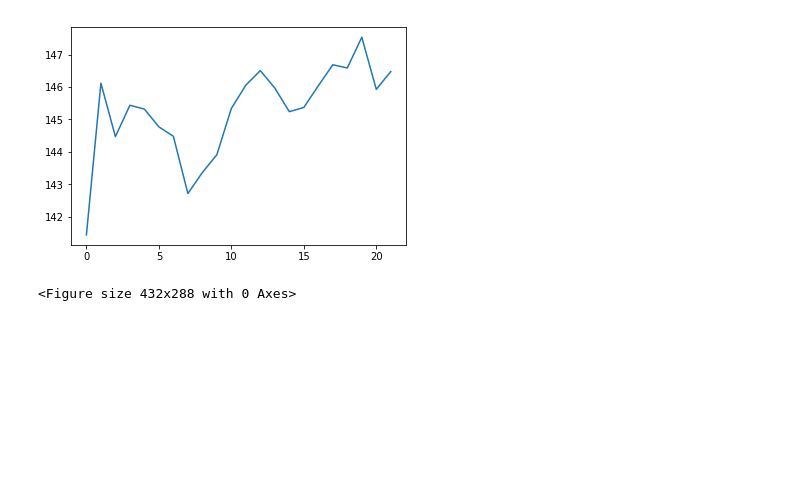
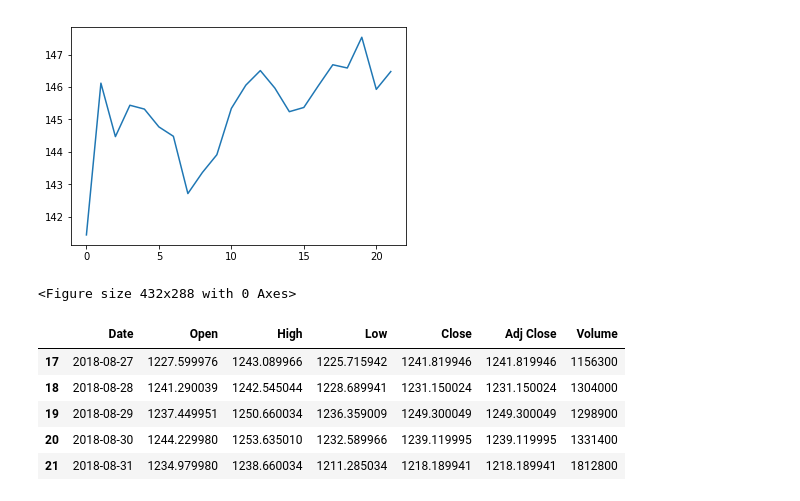
Before and after one commit to Oadegbite/Projects, a Jupyter notebook: UdacityFinacialCourse/TestBox.ipynb, the cells around one changed output. Cells and saved outputs as stored; diff of their text form; code cells hidden in the pictures; blank space fills up the shorter version.

```diff
--- a/UdacityFinacialCourse/TestBox.ipynb
+++ b/UdacityFinacialCourse/TestBox.ipynb
@@ -172,3 +172,13 @@ get_plot("GOOG",'Adj Close')
 # %% [output]
 [figure]
 <Figure size 432x288 with 0 Axes>
+# %%
+
+df.tail()
+# %% [output]
+|  | Date | Open | High | Low | Close | Adj Close | Volume |
+| 17 | 2018-08-27 | 1227.599976 | 1243.089966 | 1225.715942 | 1241.819946 | 1241.819946 | 1156300 |
+| 18 | 2018-08-28 | 1241.290039 | 1242.545044 | 1228.689941 | 1231.150024 | 1231.150024 | 1304000 |
+| 19 | 2018-08-29 | 1237.449951 | 1250.660034 | 1236.359009 | 1249.300049 | 1249.300049 | 1298900 |
+| 20 | 2018-08-30 | 1244.229980 | 1253.635010 | 1232.589966 | 1239.119995 | 1239.119995 | 1331400 |
+| 21 | 2018-08-31 | 1234.979980 | 1238.660034 | 1211.285034 | 1218.189941 | 1218.189941 | 1812800 |
```
Also changed, not shown: parts of 14 cells of this notebook, 14 other files.
